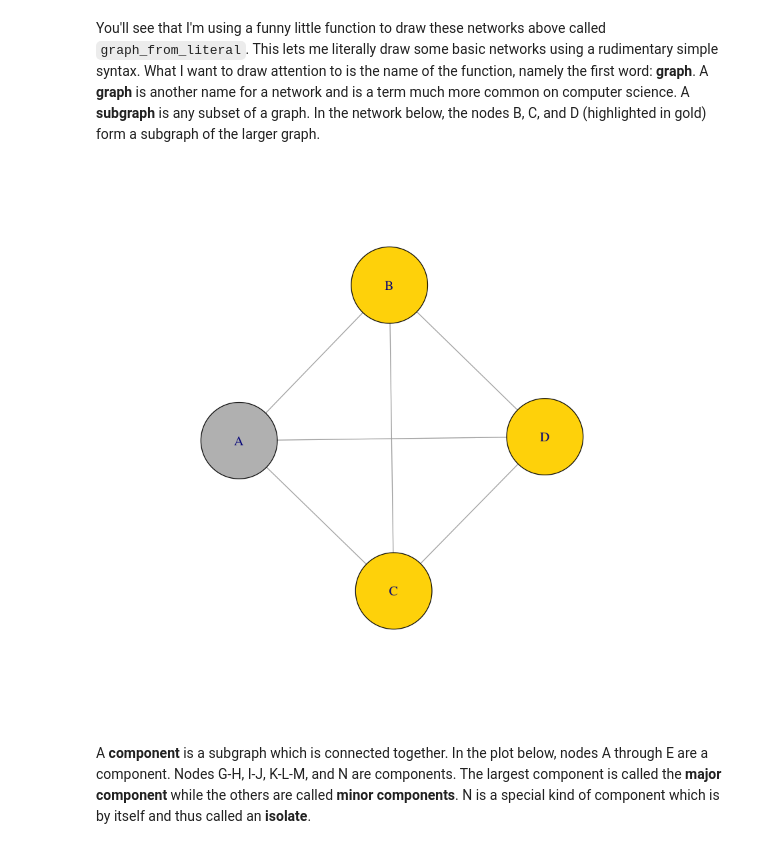
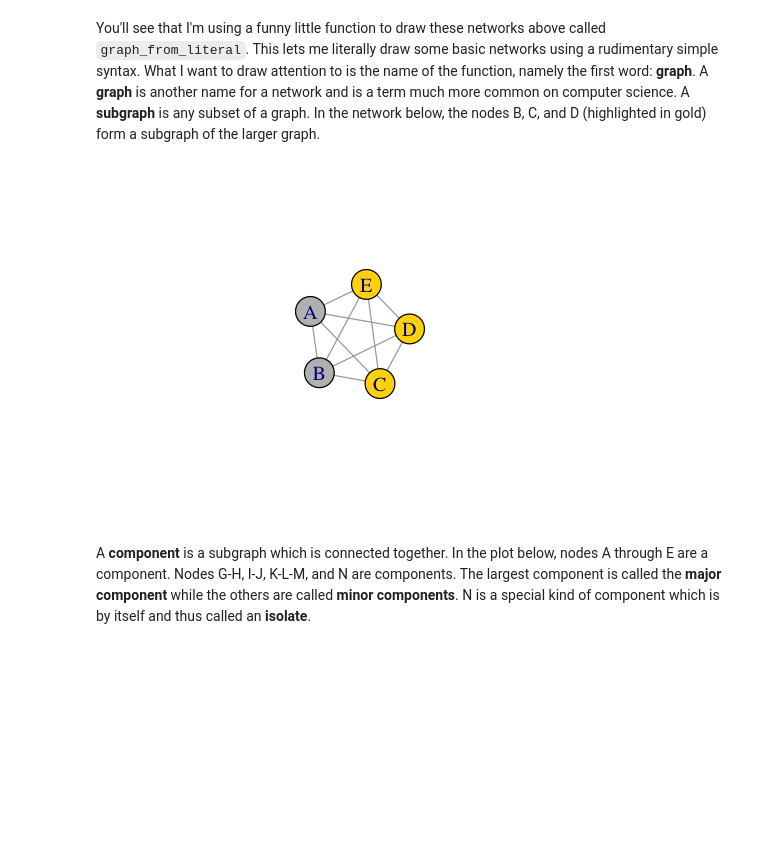
Before and after one commit to alexhanna/zurich-sna, a Jupyter notebook: Introduction to Social Network Analysis.ipynb, the cells around one changed output. Cells and saved outputs as stored; diff of their text form; code cells hidden in the pictures; blank space fills up the shorter version.

```diff
--- a/Introduction to Social Network Analysis.ipynb
+++ b/Introduction to Social Network Analysis.ipynb
@@ -83,11 +84,11 @@ plot(net, vertex.color = "gray", vertex.size = 50)
 # %% [markdown]
 You'll see that I'm using a funny little function to draw these networks above called `graph_from_literal`. This lets me literally draw some basic networks using a rudimentary simple syntax. What I want to draw attention to is the name of the function, namely the first word: **graph**. A **graph** is another name for a network and is a term much more common on computer science. A **subgraph** is any subset of a graph. In the network below, the nodes B, C, and D (highlighted in gold) form a subgraph of the larger graph.
 # %%
-net <- graph_from_literal(A:B:C:D - A:B:C:D)
-V(net)$color <- c('gray', 'gold', 'gold', 'gold')
-plot(net, vertex.size = 50)
+net <- graph_from_literal(A:B:C:D:E - A:B:C:D:E)
+V(net)$color <- c('gray', 'gray', 'gold', 'gold', 'gold')
+plot(net, vertex.size = 60)
 # %% [output]
-[figure, old version]
+[figure, new version]
 # %% [markdown]
 A **component** is a subgraph which is connected together. In the plot below, nodes A through E are a component. Nodes G-H, I-J, K-L-M, and N are components. The largest component is called the **major component** while the others are called **minor components**. N is a special kind of component which is by itself and thus called an **isolate**.
 # %%
```
Also changed, not shown: parts of 15 cells of this notebook.
